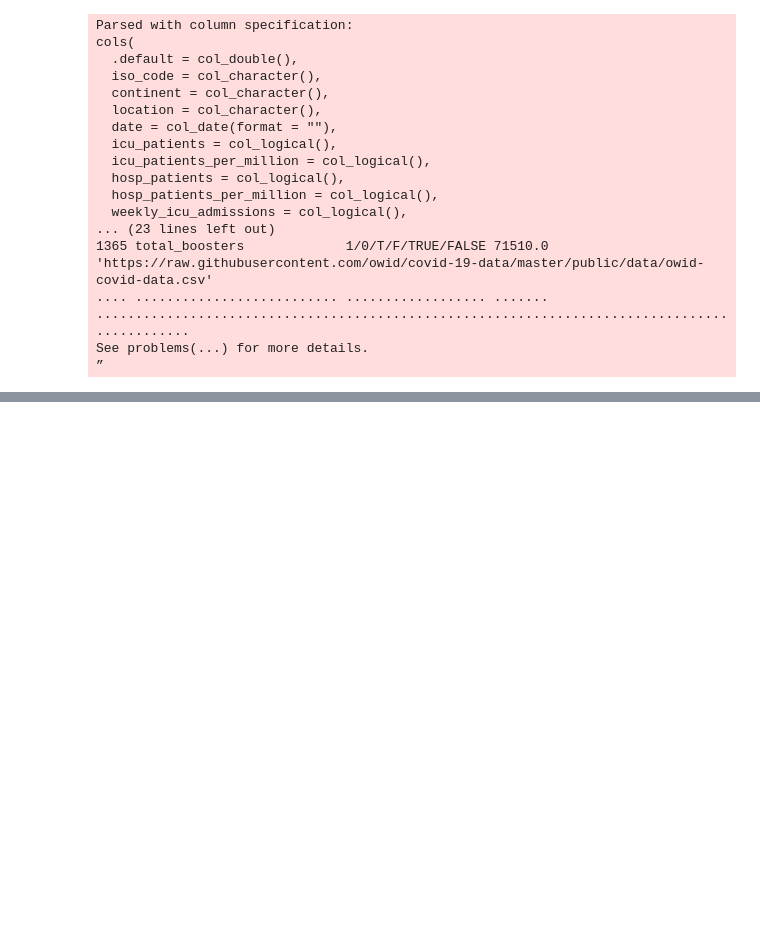
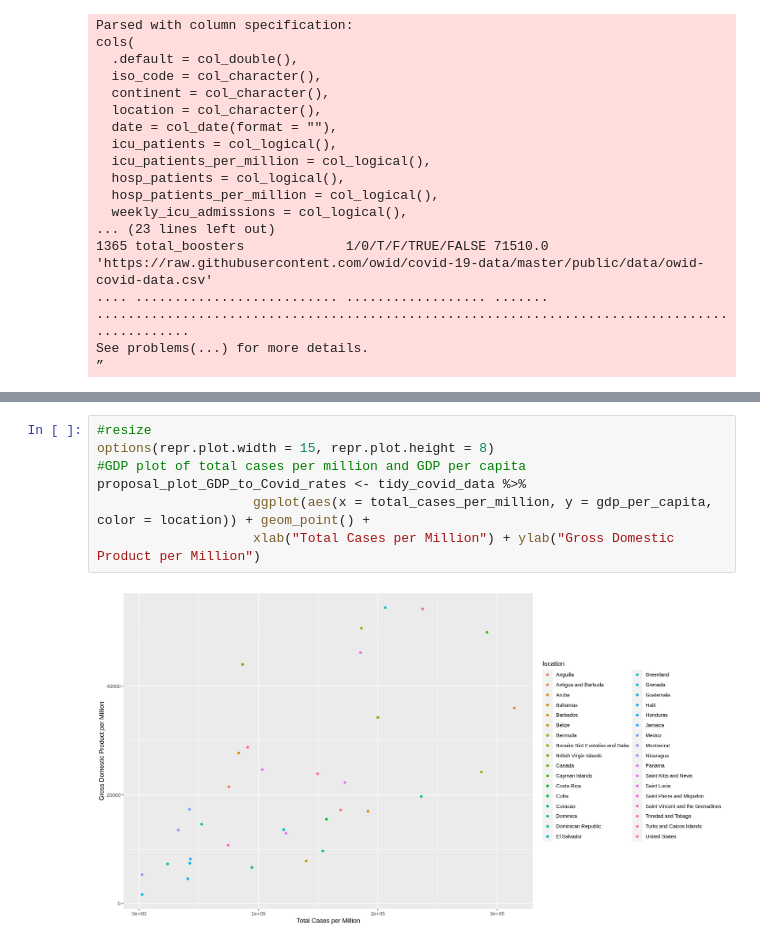
Before and after one commit to jerryyvn/DSCI-Group-11-Project, a Jupyter notebook: project_proposal.ipynb, the cells around one changed output, grey strips where cells are left out. Cells and saved outputs as stored; diff of their text form; blank space fills up the shorter version.

Commit message:
Ggplot
created ggplot

```diff
--- a/project_proposal.ipynb
+++ b/project_proposal.ipynb
@@ -113,3 +137,12 @@ A tibble: 34 × 9
 | Trinidad and Tobago | 2022-02-28 | 127767 | 91042.730 | 3628 | 2585.198 | 73.51 | ... |
 | Turks and Caicos Islands | 2022-02-28 | 5867 | 149569.163 | 36 | 917.759 | 80.22 | ... |
 | United States | 2022-02-28 | 79044330 | 237430.913 | 950732 | 2855.779 | 78.86 | ... |
+# %%
+#resize
+options(repr.plot.width = 15, repr.plot.height = 8)
+#GDP plot of total cases per million and GDP per capita
+proposal_plot_GDP_to_Covid_rates <- tidy_covid_data %>%
+                    ggplot(aes(x = total_cases_per_million, y = gdp_per_capita, color = location)) + geom_point() +
+                    xlab("Total Cases per Million") + ylab("Gross Domestic Product per Million")
+# %% [output]
+[figure, added]
```
Also changed, not shown: parts of 2 cells of this notebook.
